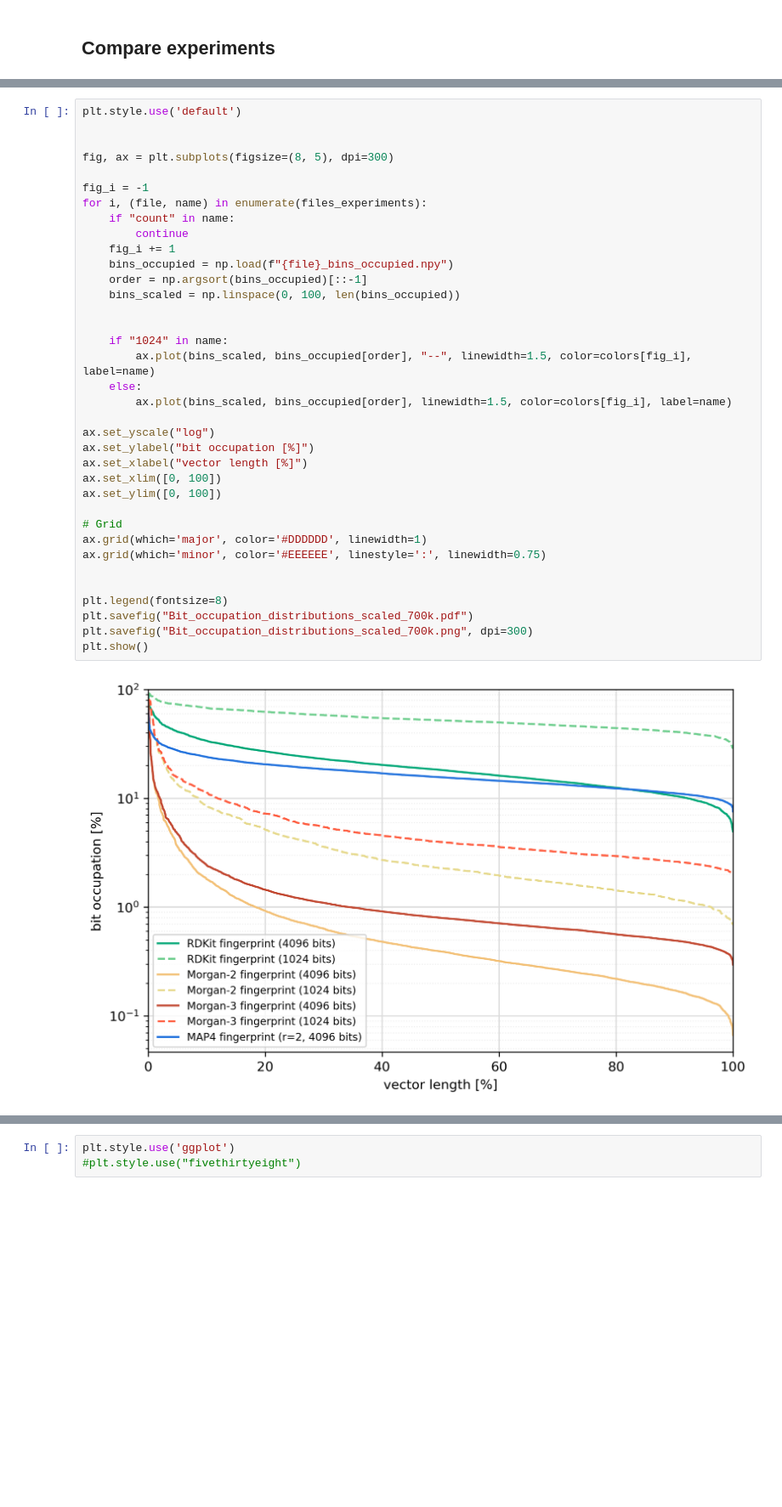
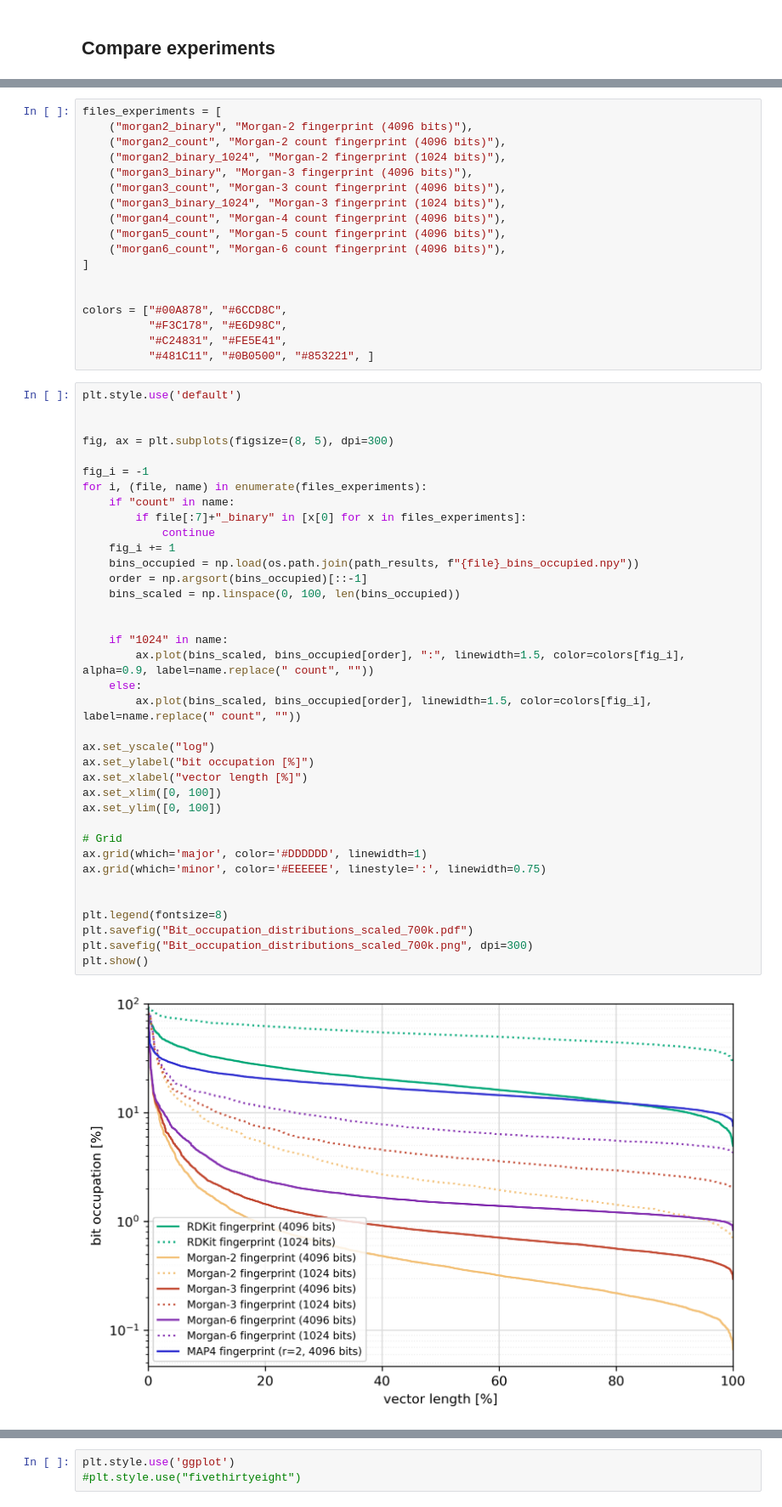
Before and after one commit to florian-huber/molecular_fingerprint_comparisons, a Jupyter notebook: notebooks/fingerprint_analysis_01_duplications.ipynb, the cells around one changed output, grey strips where cells are left out. Shown: that part at 85% size. Saved outputs shown, nothing was run; the diff lists cells and outputs as text; blank space fills up the shorter version.

```diff
--- a/notebooks/fingerprint_analysis_01_duplications.ipynb
+++ b/notebooks/fingerprint_analysis_01_duplications.ipynb
@@ -335,41 +388,60 @@ colors = ["#00A878", "#6CCD8C", #"#D8F1A0",
+# %%
+files_experiments = [
+    ("morgan2_binary", "Morgan-2 fingerprint (4096 bits)"),
+    ("morgan2_count", "Morgan-2 count fingerprint (4096 bits)"),
+    ("morgan2_binary_1024", "Morgan-2 fingerprint (1024 bits)"),
+    ("morgan3_binary", "Morgan-3 fingerprint (4096 bits)"),
+    ("morgan3_count", "Morgan-3 count fingerprint (4096 bits)"),
+    ("morgan3_binary_1024", "Morgan-3 fingerprint (1024 bits)"),
+    ("morgan4_count", "Morgan-4 count fingerprint (4096 bits)"),
+    ("morgan5_count", "Morgan-5 count fingerprint (4096 bits)"),
+    ("morgan6_count", "Morgan-6 count fingerprint (4096 bits)"),
+]
+
+
+colors = ["#00A878", "#6CCD8C",
+          "#F3C178", "#E6D98C",
+          "#C24831", "#FE5E41",
+          "#481C11", "#0B0500", "#853221", ]
 # %%
 plt.style.use('default')
 
 
 fig, ax = plt.subplots(figsize=(8, 5), dpi=300)
 
 fig_i = -1
 for i, (file, name) in enumerate(files_experiments):
     if "count" in name:
-        continue
+        if file[:7]+"_binary" in [x[0] for x in files_experiments]:
+            continue
     fig_i += 1
-    bins_occupied = np.load(f"{file}_bins_occupied.npy")
+    bins_occupied = np.load(os.path.join(path_results, f"{file}_bins_occupied.npy"))
     order = np.argsort(bins_occupied)[::-1]
     bins_scaled = np.linspace(0, 100, len(bins_occupied))
 
 
     if "1024" in name:
-        ax.plot(bins_scaled, bins_occupied[order], "--", linewidth=1.5, color=colors[fig_i], label=name)
+        ax.plot(bins_scaled, bins_occupied[order], ":", linewidth=1.5, color=colors[fig_i], alpha=0.9, label=name.replace(" count", ""))
     else:
-        ax.plot(bins_scaled, bins_occupied[order], linewidth=1.5, color=colors[fig_i], label=name)
+        ax.plot(bins_scaled, bins_occupied[order], linewidth=1.5, color=colors[fig_i], label=name.replace(" count", ""))
 
 ax.set_yscale("log")
 ax.set_ylabel("bit occupation [%]")
 ax.set_xlabel("vector length [%]")
 ax.set_xlim([0, 100])
 ax.set_ylim([0, 100])
 
 # Grid
 ax.grid(which='major', color='#DDDDDD', linewidth=1)
 ax.grid(which='minor', color='#EEEEEE', linestyle=':', linewidth=0.75)
 
 
 plt.legend(fontsize=8)
 plt.savefig("Bit_occupation_distributions_scaled_700k.pdf")
 plt.savefig("Bit_occupation_distributions_scaled_700k.png", dpi=300)
 plt.show()
 # %% [output]
-[figure, old version]
+[figure, new version]
 # %%
 masses = []
 for smiles_string in tqdm(compounds.smiles):
```
Also changed, not shown: parts of 9 cells of this notebook.
